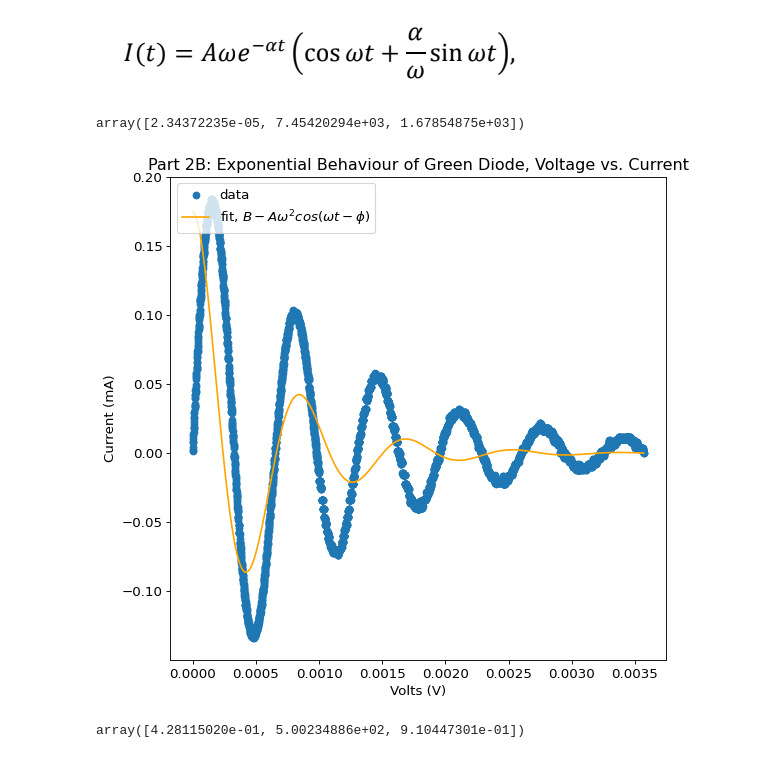
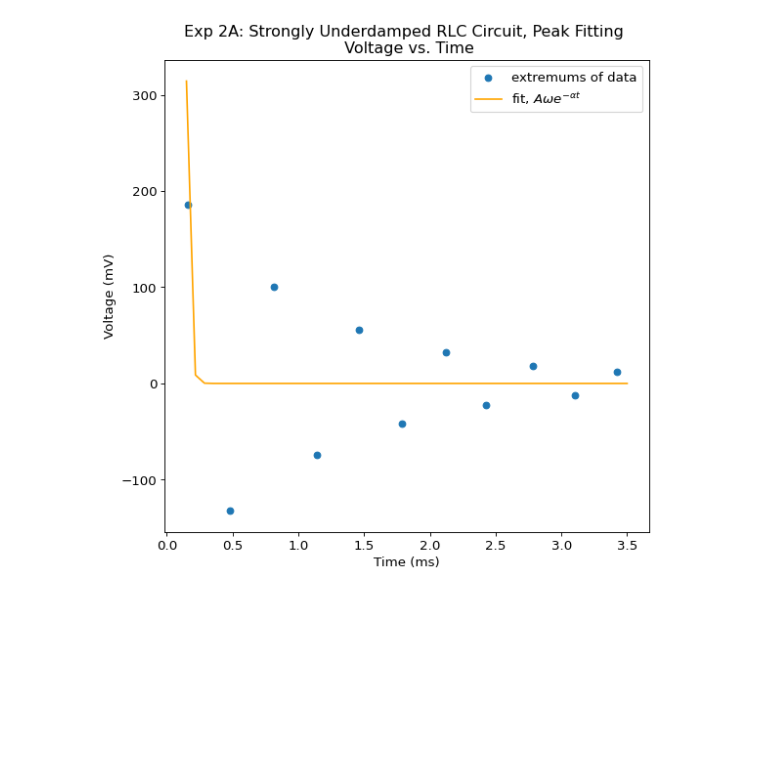
Before and after one commit to matthew-ding/physics5bl, a Jupyter notebook: Lab10/Lab10 2A old.ipynb, the cells around one changed output. Drawn from its saved outputs; the diff is of its cells as text; code cells hidden in the pictures; blank space fills up the shorter version.

```diff
--- a/Lab10/Lab10 2A old.ipynb
+++ b/Lab10/Lab10 2A old.ipynb
@@ -25,2 +10,0 @@ volts = volts_interp(time)
-# %% [markdown]
-![Screen Shot 2022-03-28 at 10.06.56 PM.png](attachment:a999fb5f-99cb-4795-aa80-36a047527546.png)
@@ -31,29 +18,27 @@ def strong_underdamped_fit(t, A, omega, alpha):
 def strong_underdamped_exp(t, A, omega, alpha):
     return A * omega * np.exp(-alpha * t)
 # %%
-start_pars = [0, 372, 0.689]
+start_pars = [.4, 500, .9]
 
-pars, cov = opt.curve_fit(strong_underdamped_fit, time, volts, p0=start_pars)
+pars, cov = opt.curve_fit(strong_underdamped_exp, ms, mv, p0=start_pars)
 
 [A, omega, alpha] = pars
-[A_err, omega_err, alpha_err] = np.sqrt(np.diag(cov))
+errs = np.sqrt(np.diag(cov))
+[A_err, omega_err, alpha_err] = errs
 
-volts_pred = strong_underdamped_fit(time, A, omega, alpha)
-pars
+volts_pred = strong_underdamped_exp(np.linspace(0.15,3.5), A, omega, alpha)
-# %% [output]
-array([2.34372235e-05, 7.45420294e+03, 1.67854875e+03])
 # %%
 fig1=plt.figure(figsize=(8, 8), dpi= 80, facecolor='w', edgecolor='k')
 plt.rcParams.update({'font.size': '12'})
 
-plt.scatter(time, volts, label="data")
-plt.plot(time, volts_pred, color='orange', label=r'fit, $B - A \omega ^ 2 cos(\omega t - \phi)$')
+plt.scatter(ms, mv, label="extremums of data")
+plt.plot(np.linspace(0.15,3.5), volts_pred, color='orange', label=r'fit, $A \omega e^{-\alpha t}$')
 
-plt.title("Part 2B: Exponential Behaviour of Green Diode, Voltage vs. Current")
-plt.xlabel("Volts (V)")
-plt.ylabel("Current (mA)")
+plt.title("Exp 2A: Strongly Underdamped RLC Circuit, Peak Fitting \n Voltage vs. Time")
+plt.xlabel("Time (ms)")
+plt.ylabel("Voltage (mV)")
 
-plt.legend(loc=2)
+plt.legend(loc=1)
 plt.show()
 # %% [output]
-[figure, old version]
+[figure, new version]
@@ -68,12 +44,0 @@ mv_t = mv[::2]
-# %%
-start_pars = [0, 372, .35]
-
-pars, cov = opt.curve_fit(strong_underdamped_exp, ms_t, mv_t, p0=start_pars)
-
-[A, omega, alpha] = pars
-# [A_err, omega_err, alpha_err] = np.sqrt(np.diag(cov))
-
-volts_pred = strong_underdamped_exp(np.linspace(0.15,3.5), A, omega, alpha)
-pars
-# %% [output]
-array([4.28115020e-01, 5.00234886e+02, 9.10447301e-01])
```
Also changed, not shown: parts of 9 cells of this notebook, 2 other files.
